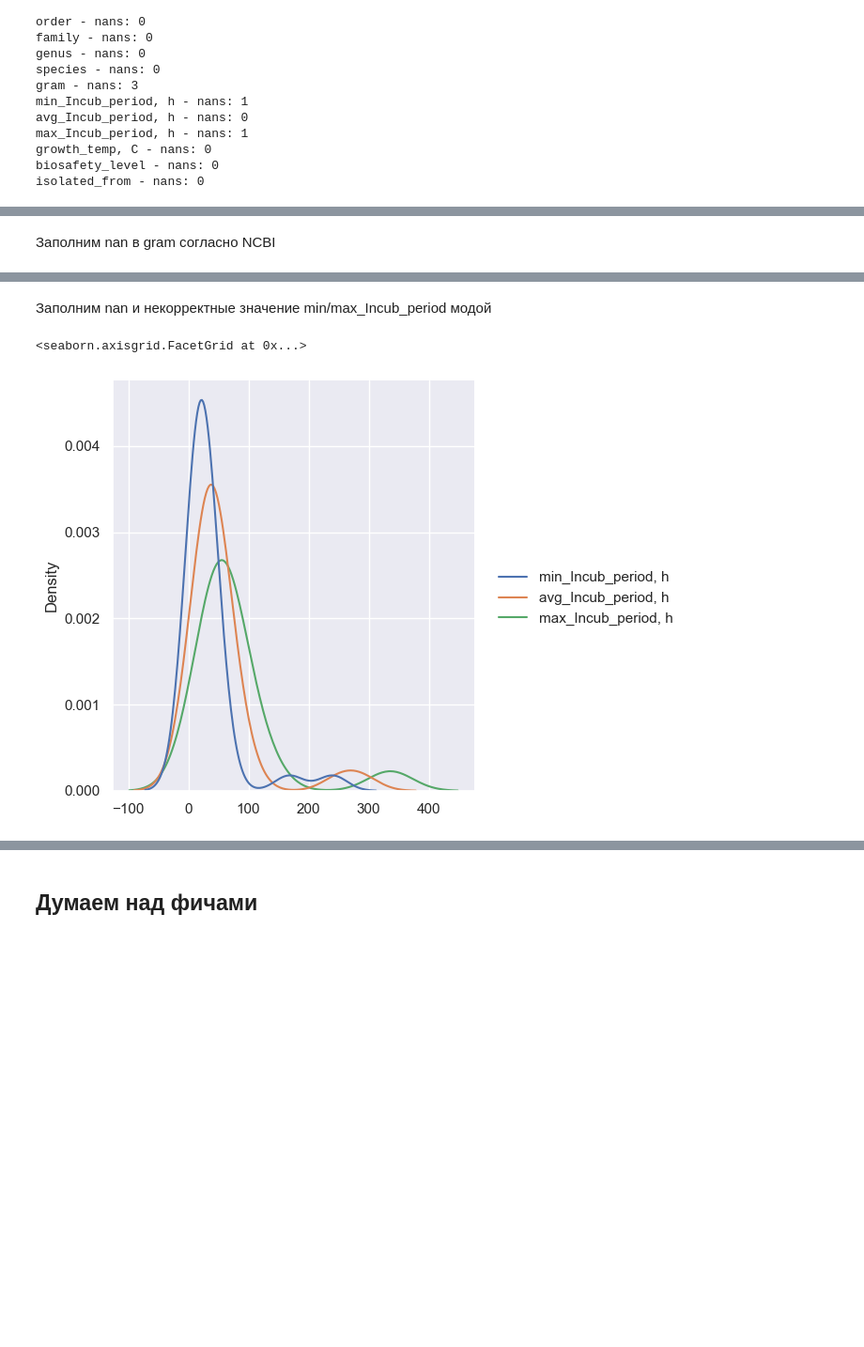
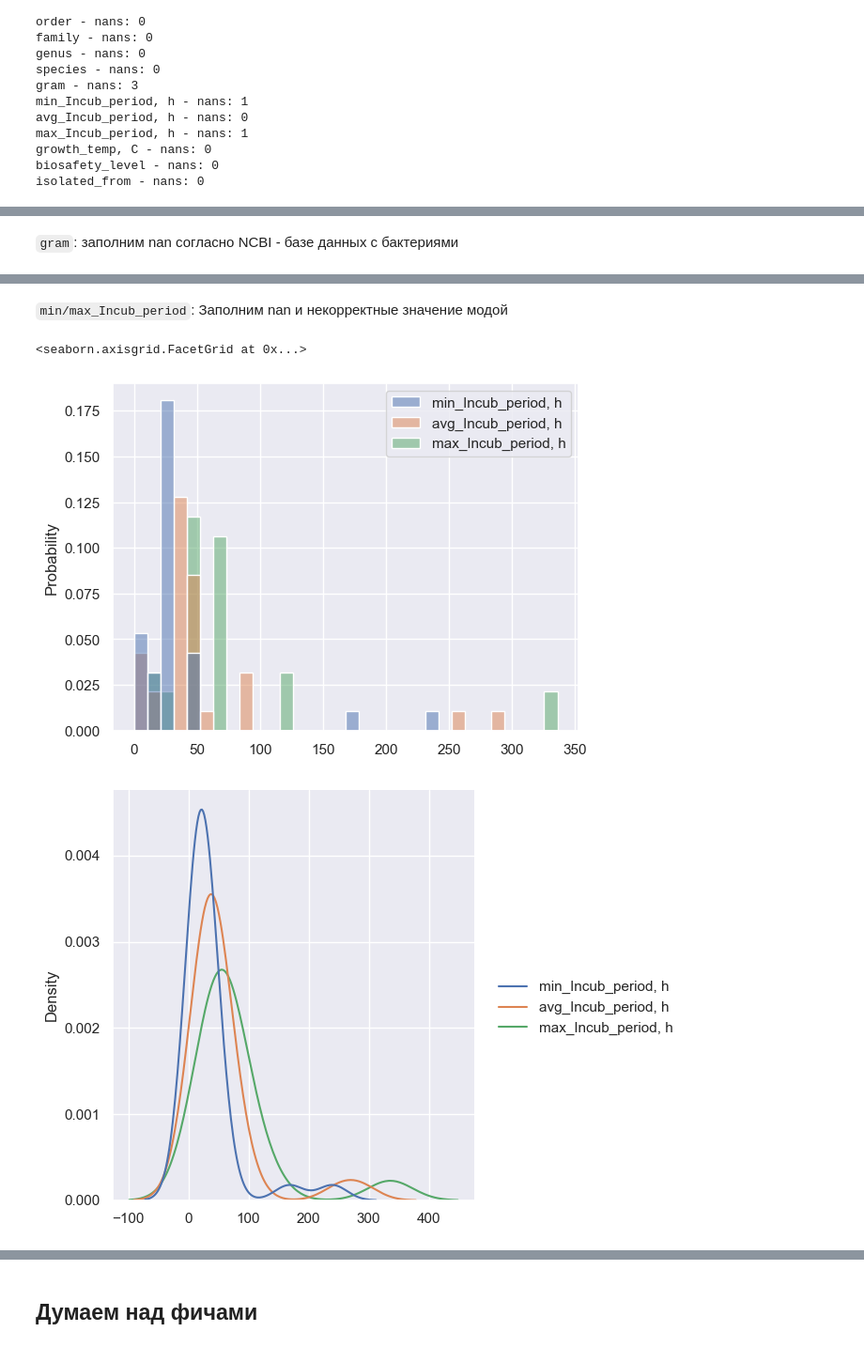
Before and after one commit to vahahahart/hackathon_team_3, a Jupyter notebook: tmp_vah.ipynb, the cells around one changed output, grey strips where cells are left out. Shown at 94% size. Saved outputs shown, nothing was run; the diff lists cells and outputs as text; code cells hidden in the pictures; blank space fills up the shorter version.

````diff
--- a/tmp_vah.ipynb
+++ b/tmp_vah.ipynb
@@ -133,5 +150,7 @@ df[df['NP_concentration'] == '170/85/42.29']
 # %%
-df['various_conc_tested'] = np.array(['/' in str(x) for x in df['NP_concentration']])
+'''df['various_conc_tested'] = np.array(['/' in str(x) for x in df['NP_concentration']])
 df.loc[df['various_conc_tested'] == True, 'NP_concentration'] = 170
-df['various_conc_tested'].value_counts()
-df['NP_concentration'] = df['NP_concentration'].astype(np.float32)
+df['various_conc_tested'].value_counts()'''
+
+df = df[~(df['NP_concentration'].astype(str).str.contains('170/85'))]
+df['NP_concentration'] = df['NP_concentration'].astype('float64')
@@ -140,4 +172,4 @@ df['NP_concentration'] = df['NP_concentration'].astype(np.float32)
 # %%
 df['min_max_NP_size'] = df['NP size_max'] - df['NP size_min']
 df.drop(columns=['NP size_max', 'NP size_min'], inplace=True)
-df = df.rename(columns={'NP size_avg': 'avg_NP_size'})
+df.rename(columns={'NP size_avg': 'avg_NP_size'}, inplace=True)
@@ -516,7 +543,7 @@ isolated_from - nans: 0
 # %%
 df_bac.drop(columns=['subkingdom', 'clade'], inplace=True)
-# %% [markdown]
-Заполним nan в gram согласно NCBI
+# %% [markdown]
+```gram```: заполним nan согласно NCBI - базе данных с бактериями
 # %%
 df_bac[df_bac.gram.isna()]
 # %% [output]
@@ -528,12 +555,15 @@ df_bac[df_bac.gram.isna()]
 # %%
 df_bac.loc[df_bac.gram.isna(), 'gram'] = 'p'
 # %% [markdown]
-Заполним nan и некорректные значение min/max_Incub_period модой
+```min/max_Incub_period```: Заполним nan и некорректные значение модой
 # %%
+sns.histplot(data=df_bac[['min_Incub_period, h', 'avg_Incub_period, h', 'max_Incub_period, h']], stat='probability')
+
 sns.displot(data=df_bac[['min_Incub_period, h', 'avg_Incub_period, h', 'max_Incub_period, h']], kind='kde')
 # %% [output]
 <seaborn.axisgrid.FacetGrid at 0x...>
-[figure, old version]
+[figure, new version]
+[figure, added]
 # %%
 df_bac[df_bac['min_Incub_period, h'].isna()]
 # %% [output]
````
Also changed, not shown: parts of 57 cells of this notebook.
